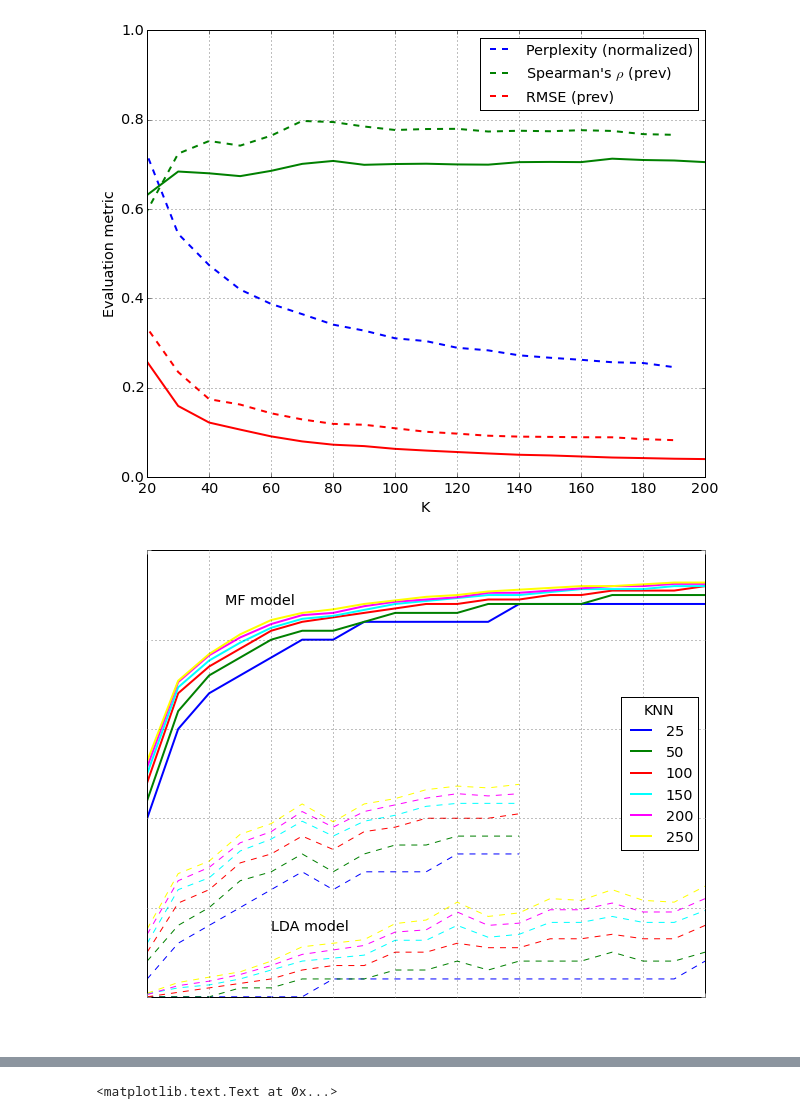
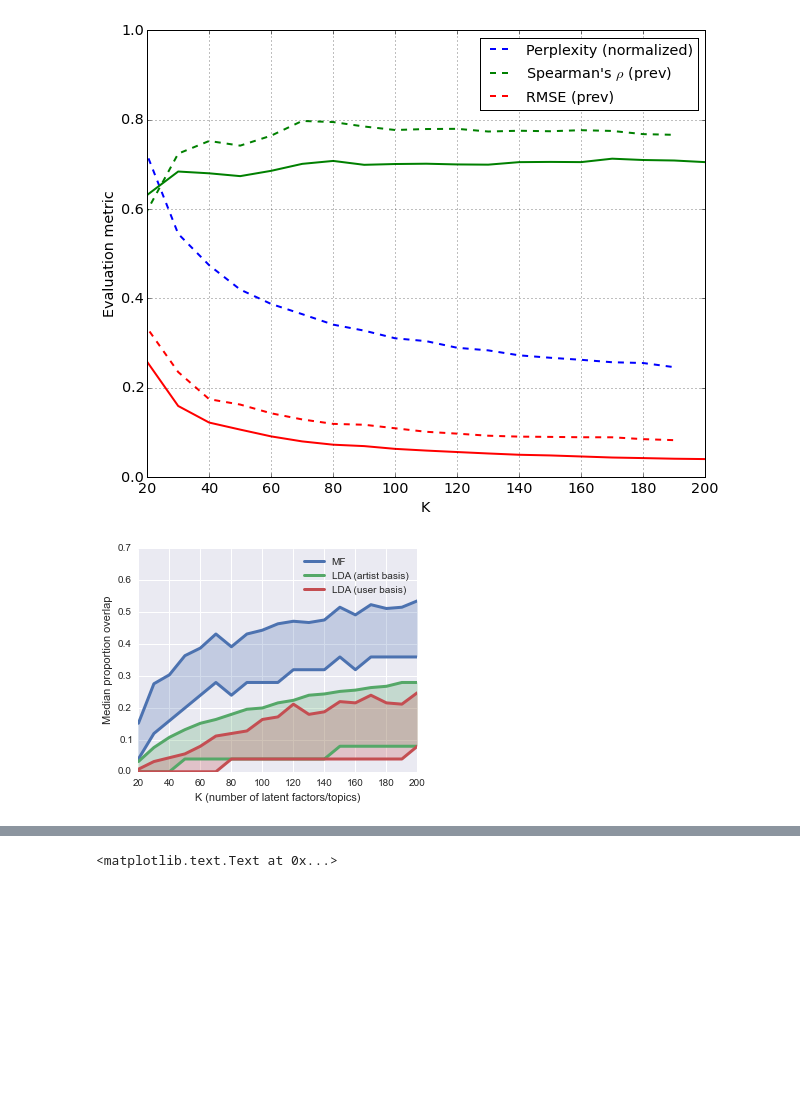
Before and after one commit to jlorince/MusicForaging, a Jupyter notebook: notebooks/northwestern.ipynb, the cells around one changed output, grey strips where cells are left out. Drawn from its saved outputs; the diff is of its cells as text; code cells hidden in the pictures; blank space fills up the shorter version.

```diff
--- a/notebooks/northwestern.ipynb
+++ b/notebooks/northwestern.ipynb
@@ -107,26 +111,48 @@ if False:
                 ax.grid()
                 ax.set_ylabel("Median proportion overlap")
                 ax.set_xlabel("K (number of topics)")
-# %%
-ax=mf_summary.xs('prev',level='source').reset_index().pivot(index='k',columns='topN',values='median').plot(ylim=(0,1),lw=2,color=['blue','green','red','cyan','magenta','yellow'])
-ax.set_ylabel("Median proportion overlap")
-ax.grid(which='both')
-ax.set_xlim(20,200)
-
-lda_summary.xs('prev',level='source').reset_index().pivot(index='k',columns='topN',values='median').plot(ylim=(0,1),lw=1,legend=False,ls='--',ax=ax,color=['blue','green','red','cyan','magenta','yellow'])
-
-nmf_summary.xs('prev',level='source').reset_index().pivot(index='k',columns='topN',values='median').plot(ylim=(0,1),lw=1,legend=False,ls='--',ax=ax,color=['blue','green','red','cyan','magenta','yellow'])
-l = ax.get_legend()
-for text in l.get_texts():
-    text.set_color("black")
-t = l.get_title()
-t.set_text("KNN")
-t.set_color("black")
-t.set_fontsize("x-large")
-ax.annotate("MF model",(45,0.88),color='k',fontsize='x-large')
-ax.annotate("LDA model",(60,0.15),color='k',fontsize='x-large')
-ax.set_xlabel("K (number of latent factors/topics)")
-ax.grid()
-# %% [output]
-[figure, removed]
+# %%
+fig,ax = plt.subplots(1,1,figsize=(5,4))
+
+mf_plot = nmf_summary.xs('prev',level='source').reset_index().pivot(index='k',columns='topN',values='median')
+mf_plot[25].plot(ax=ax,ylim=(0,1),lw=3,c=colors[0],label='MF')#,color=['blue','green','red','cyan','magenta','yellow'])
+mf_plot[250].plot(ax=ax,lw=3,c=colors[0])
+ax.fill_between(np.arange(20,201,10),mf_plot[25],mf_plot[250],color=colors[0],alpha=0.25)
+
+# nmf_plot = nmf_summary.xs('prev',level='source').reset_index().pivot(index='k',columns='topN',values='median')
+# nmf_plot[25].plot(ax=ax,ylim=(0,1),lw=3,c='cyan',label='MF')#,color=['blue','green','red','cyan','magenta','yellow'])
+# nmf_plot[250].plot(ax=ax,lw=3,c='cyan')
+#ax.fill_between(np.arange(20,201,10),nmf_plot[25],nmf_plot[250],color='cyan',alpha=0.25)
+
+lda_a_plot = lda_summary_artists.xs('prev',level='source').reset_index().pivot(index='k',columns='topN',values='median')
+lda_a_plot[25].plot(ax=ax,lw=3,c=colors[1],label='LDA (artist basis)')
+lda_a_plot[250].plot(ax=ax,lw=3,c=colors[1])
+ax.fill_between(np.arange(20,201,10),lda_a_plot[25],lda_a_plot[250],color=colors[1],alpha=0.25)
+
+lda_plot = lda_summary.xs('prev',level='source').reset_index().pivot(index='k',columns='topN',values='median')
+lda_plot[25].plot(ax=ax,lw=3,c=colors[2],label='LDA (user basis)')
+lda_plot[250].plot(ax=ax,lw=3,c=colors[2])
+ax.fill_between(np.arange(20,201,10),lda_plot[25],lda_plot[250],color=colors[2],alpha=0.25)
+
+#nmf_summary.xs('prev',level='source').reset_index().pivot(index='k',columns='topN',values='median').plot(ylim=(0,1),lw=1,legend=False,ls='--',ax=ax,color=['blue','green','red','cyan','magenta','yellow'])
+# l = ax.get_legend()
+# for text in l.get_texts():
+#     text.set_color("black")
+# t = l.get_title()
+# t.set_text("KNN")
+t.set_color("black")
+t.set_fontsize("x-large")
+# ax.annotate("MF model",(45,0.88),color='k',fontsize='x-large')
+# ax.annotate("LDA model",(60,0.15),color='k',fontsize='x-large')
+ax.set_ylabel("Median proportion overlap")
+ax.set_xlim(20,200)
+ax.set_ylim(0,0.7)
+ax.set_xlabel("K (number of latent factors/topics)")
+handles,labels = ax.get_legend_handles_labels()
+l = ax.legend([handles[0],handles[2],handles[4]],[labels[0],labels[2],labels[4]],loc='upper right')
+
+#ax.grid()
+fig.savefig('/Users/jaredlorince/Desktop/stability.pdf',bbox_inches='tight')
+# %% [output]
+[figure, added]
 # %%
```
Also changed, not shown: parts of 43 cells of this notebook, 10 other files.
